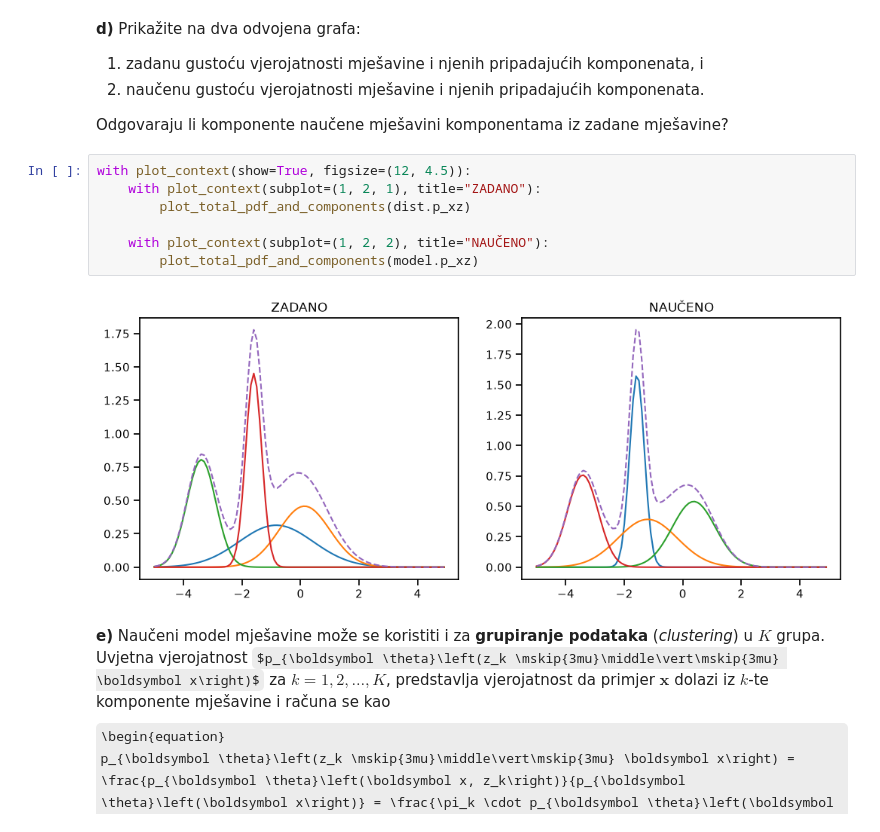
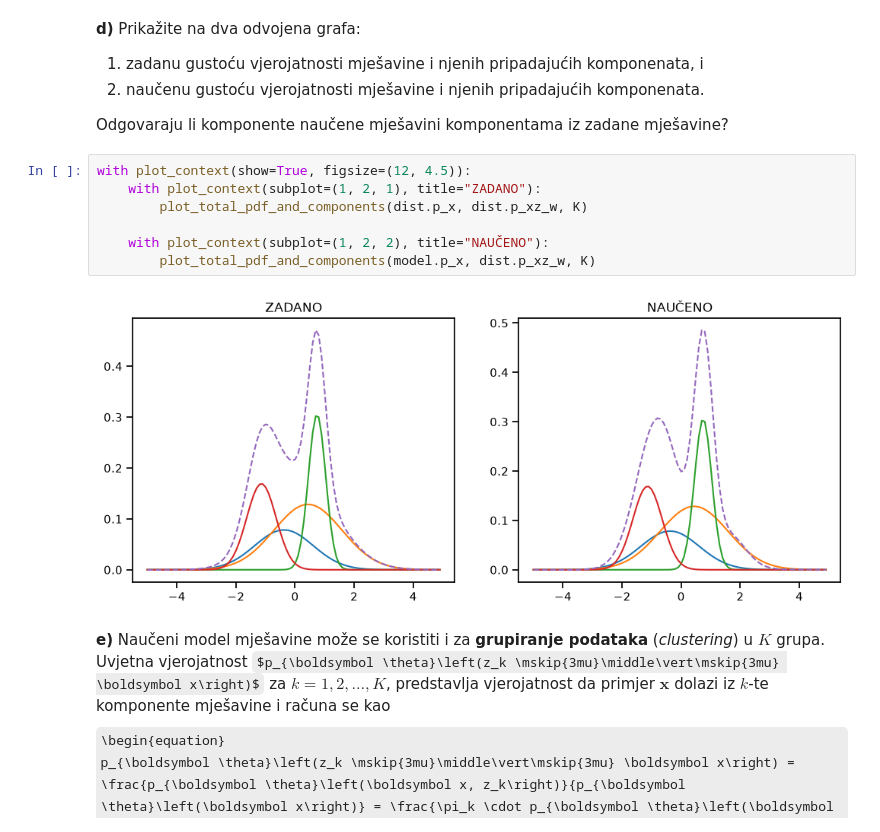
Before and after one commit to Ivan-Dujmic/FER-Deep-Learning-2, a Jupyter notebook: Lab1/lab_1.ipynb, the cells around one changed output. Cells and saved outputs as stored; diff of their text form; some formulas as TeX source.

```diff
--- a/Lab1/lab_1.ipynb
+++ b/Lab1/lab_1.ipynb
@@ -223,12 +223,12 @@ Odgovaraju li komponente naučene mješavini komponentama iz zadane mješavine?
 # %%
 with plot_context(show=True, figsize=(12, 4.5)):
     with plot_context(subplot=(1, 2, 1), title="ZADANO"):
-        plot_total_pdf_and_components(dist.p_xz)
+        plot_total_pdf_and_components(dist.p_x, dist.p_xz_w, K)
 
     with plot_context(subplot=(1, 2, 2), title="NAUČENO"):
-        plot_total_pdf_and_components(model.p_xz)
+        plot_total_pdf_and_components(model.p_x, dist.p_xz_w, K)
 # %% [output]
-[figure, old version]
+[figure, new version]
 # %% [markdown]
 <b>e)</b>
 Naučeni model mješavine može se koristiti i za <b>grupiranje podataka</b> (<i>clustering</i>) u $K$ grupa.
```
Also changed, not shown: parts of 3 cells of this notebook.
